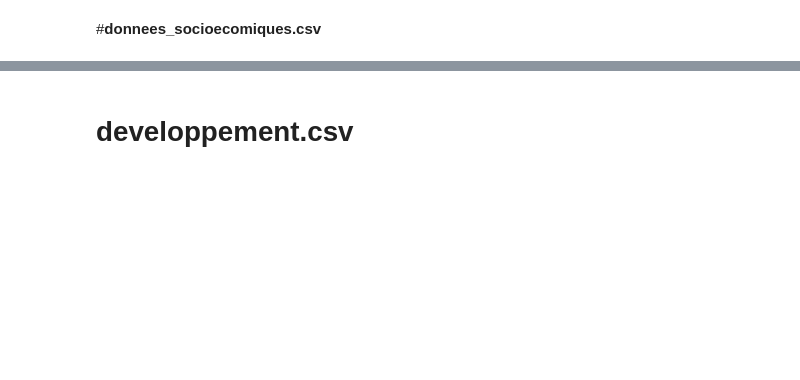
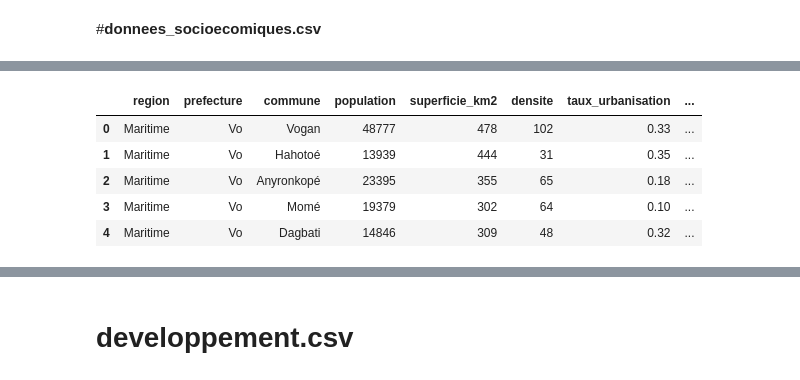
Before and after one commit to jgbedevi/test_technique_analyste, a Jupyter notebook: notebooks/Untitled.ipynb, the cells around one changed output, grey strips where cells are left out. Cells and saved outputs as stored; diff of their text form; code cells hidden in the pictures; blank space fills up the shorter version.

```diff
--- a/notebooks/Untitled.ipynb
+++ b/notebooks/Untitled.ipynb
@@ -28,0 +131,10 @@ df_logs = pd.read_csv("Documents/gyj/Test_technique_analyst/data/logs_activite.c
+# %%
+# Aperçu du contenu
+df_socio.head()
+# %% [output]
+|  | region | prefecture | commune | population | superficie_km2 | densite | taux_urbanisation | ... |
+| 0 | Maritime | Vo | Vogan | 48777 | 478 | 102 | 0.33 | ... |
+| 1 | Maritime | Vo | Hahotoé | 13939 | 444 | 31 | 0.35 | ... |
+| 2 | Maritime | Vo | Anyronkopé | 23395 | 355 | 65 | 0.18 | ... |
+| 3 | Maritime | Vo | Momé | 19379 | 302 | 64 | 0.10 | ... |
+| 4 | Maritime | Vo | Dagbati | 14846 | 309 | 48 | 0.32 | ... |
```
Also changed, not shown: parts of 31 cells of this notebook.
